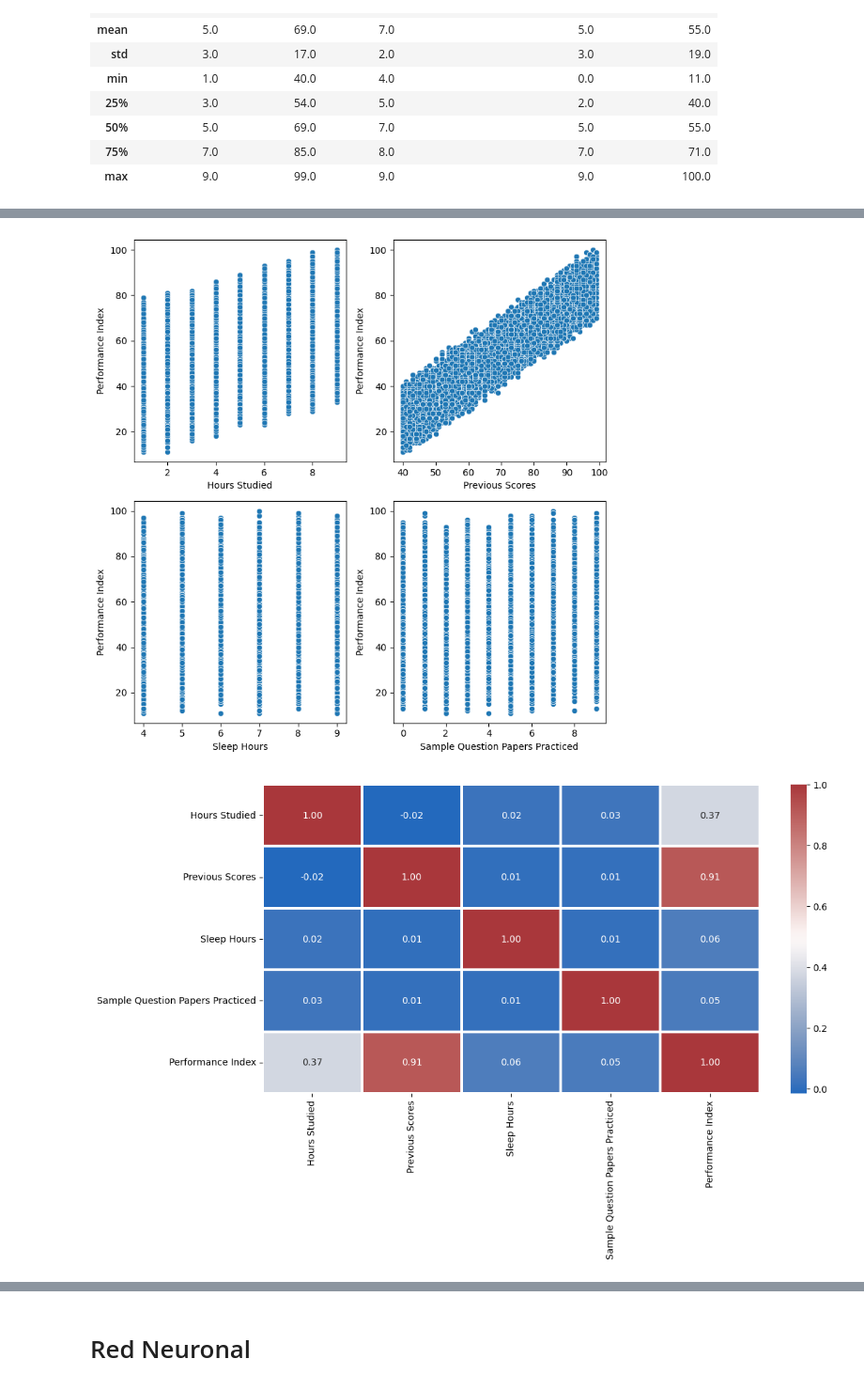
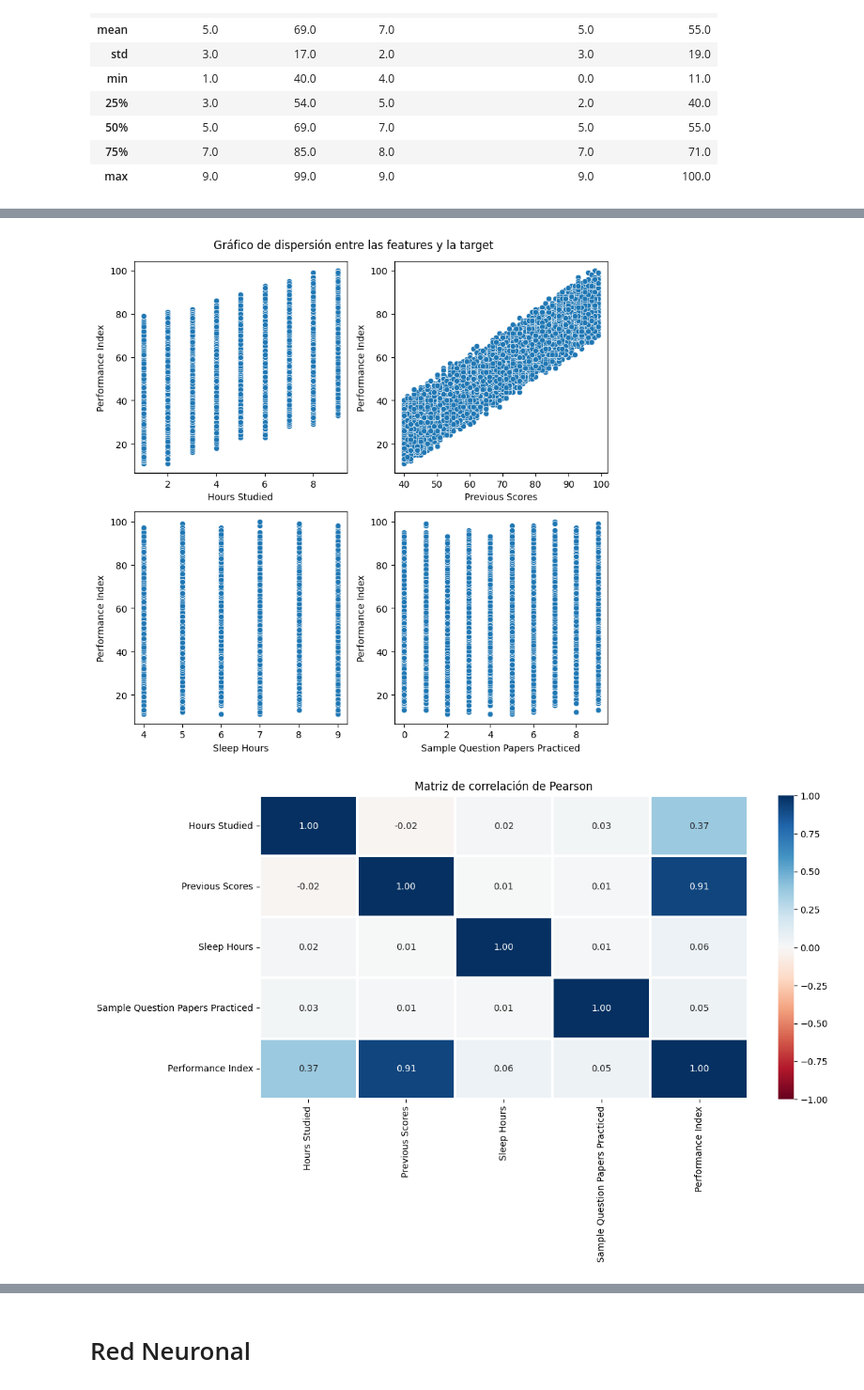
Before and after one commit to Facunditos/AA2-TUIA-TP1, a Jupyter notebook: problema_1/resolucion.ipynb, the cells around one changed output, grey strips where cells are left out. Shown at 94% size. Cells and saved outputs as stored; diff of their text form; code cells hidden in the pictures.

```diff
--- a/problema_1/resolucion.ipynb
+++ b/problema_1/resolucion.ipynb
@@ -168,13 +176,15 @@ for i,variable in enumerate(col_numericas,1):
     if variable == 'Performance Index':continue
     plt.subplot(2, 2, i)
     sns.scatterplot(data=df_train,x=variable,y='Performance Index')
+plt.suptitle('Gráfico de dispersión entre las features y la target')
 plt.tight_layout()
 plt.show()
 # %% [output]
-[figure, old version]
+[figure, new version]
 # %%
 plt.figure(figsize=(12, 6))
-sns.heatmap(data=df_train[col_numericas].corr(),annot=True,fmt=".2f",linewidths=1.5,cmap='vlag')
+sns.heatmap(data=df_train[col_numericas].corr(),vmin=-1, vmax=1, center=0,annot=True,fmt=".2f",linewidths=1.5,cmap='RdBu')
+plt.title('Matriz de correlación de Pearson')
 plt.show()
 # %% [output]
-[figure, old version]
+[figure, new version]
```
Also changed, not shown: parts of 15 cells of this notebook, 7 other files.
